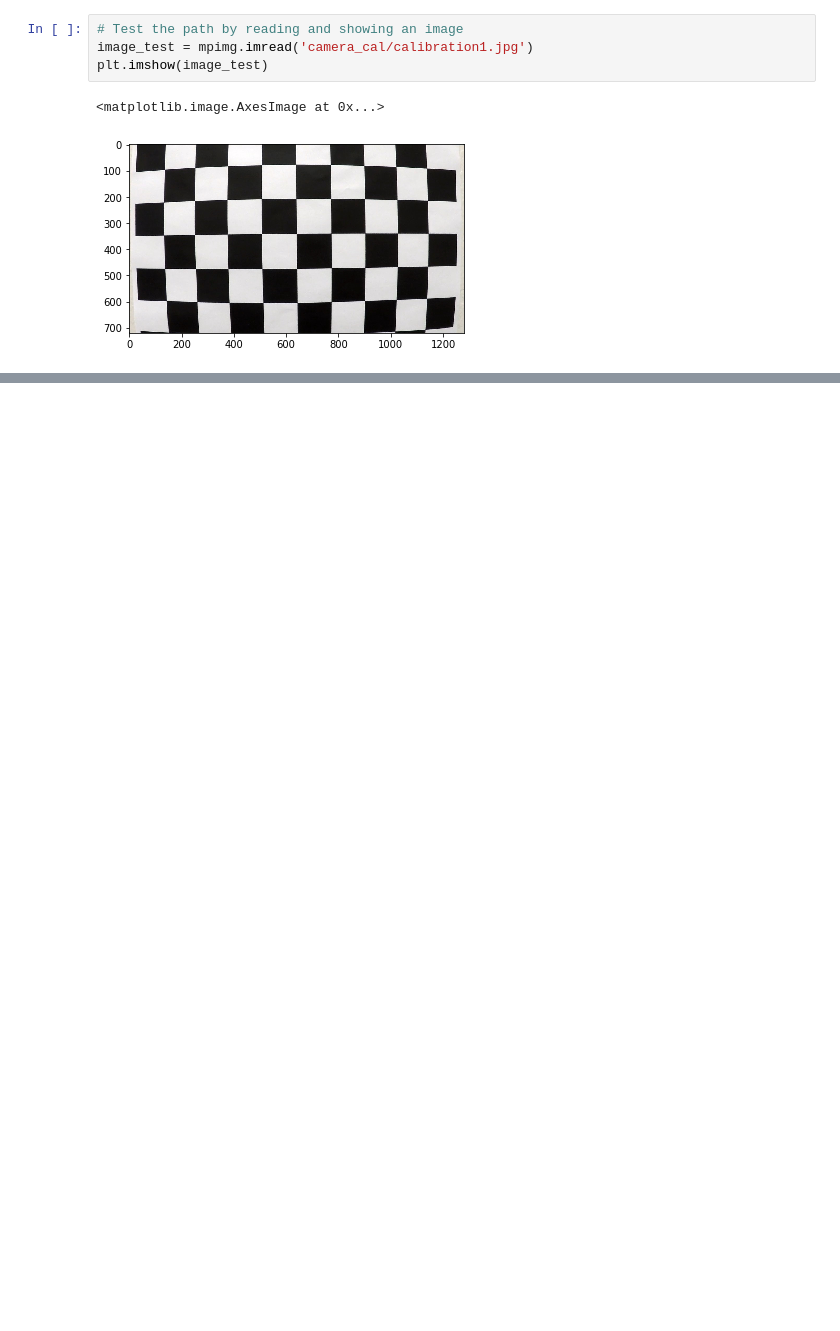
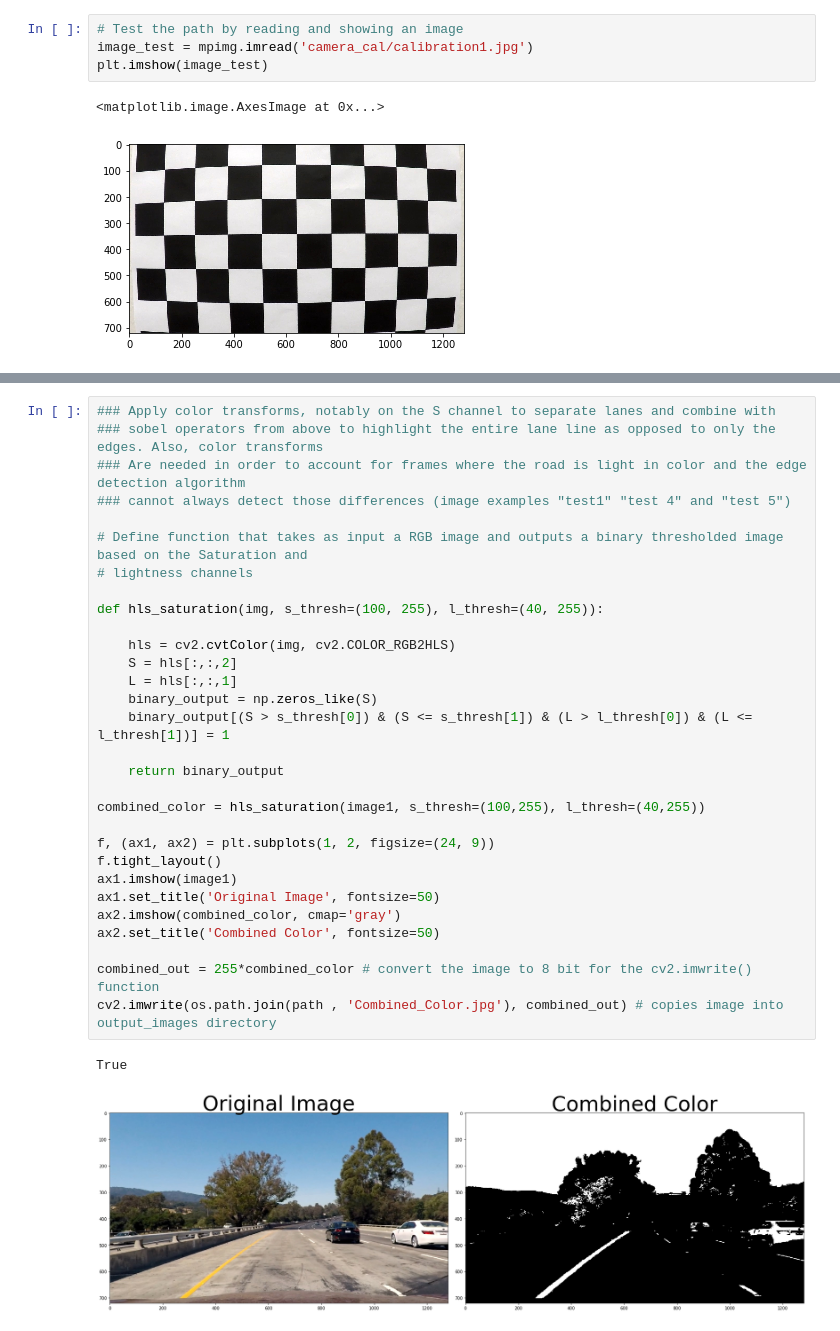
Before and after one commit to woodyhaddad/P2-Advanced-Lane-Lines, a Jupyter notebook: P2.ipynb, the cells around one changed output, grey strips where cells are left out. Saved outputs shown, nothing was run; the diff lists cells and outputs as text; blank space fills up the shorter version.

```diff
--- a/P2.ipynb
+++ b/P2.ipynb
@@ -93,0 +188,33 @@ plt.imshow(undistorted_images[0])
+# %%
+### Apply color transforms, notably on the S channel to separate lanes and combine with
+### sobel operators from above to highlight the entire lane line as opposed to only the edges. Also, color transforms
+### Are needed in order to account for frames where the road is light in color and the edge detection algorithm
+### cannot always detect those differences (image examples "test1" "test 4" and "test 5")
+
+# Define function that takes as input a RGB image and outputs a binary thresholded image based on the Saturation and
+# lightness channels
+
+def hls_saturation(img, s_thresh=(100, 255), l_thresh=(40, 255)):
+
+    hls = cv2.cvtColor(img, cv2.COLOR_RGB2HLS)
+    S = hls[:,:,2]
+    L = hls[:,:,1]
+    binary_output = np.zeros_like(S)
+    binary_output[(S > s_thresh[0]) & (S <= s_thresh[1]) & (L > l_thresh[0]) & (L <= l_thresh[1])] = 1
+
+    return binary_output
+
+combined_color = hls_saturation(image1, s_thresh=(100,255), l_thresh=(40,255))
+
+f, (ax1, ax2) = plt.subplots(1, 2, figsize=(24, 9))
+f.tight_layout()
+ax1.imshow(image1)
+ax1.set_title('Original Image', fontsize=50)
+ax2.imshow(combined_color, cmap='gray')
+ax2.set_title('Combined Color', fontsize=50)
+
+combined_out = 255*combined_color # convert the image to 8 bit for the cv2.imwrite() function
+cv2.imwrite(os.path.join(path , 'Combined_Color.jpg'), combined_out) # copies image into output_images directory
+# %% [output]
+True
+[figure, added]
```
Also changed, not shown: parts of 17 cells of this notebook, 16 other files.
